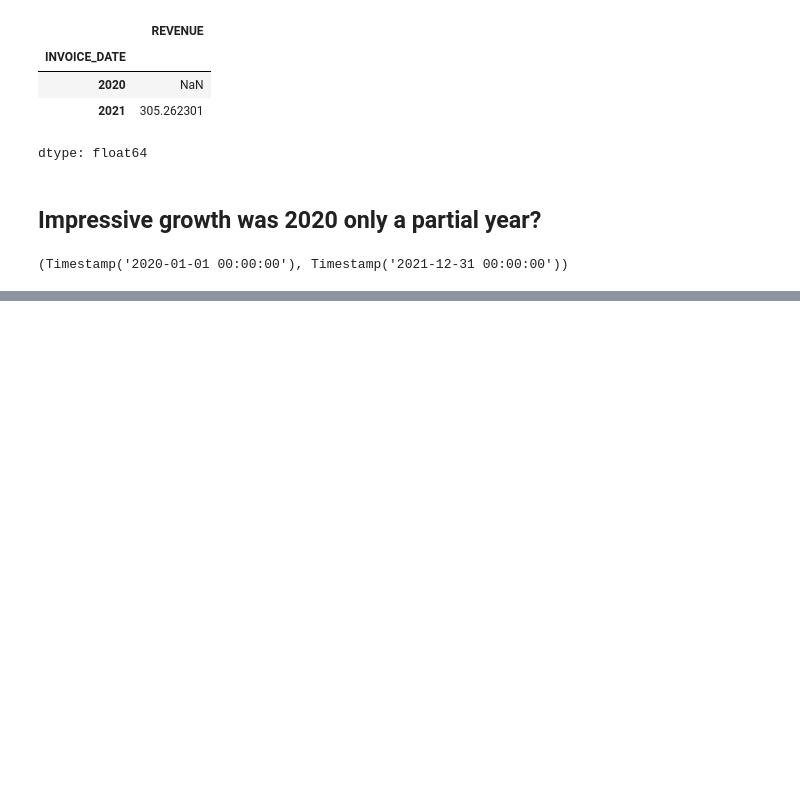
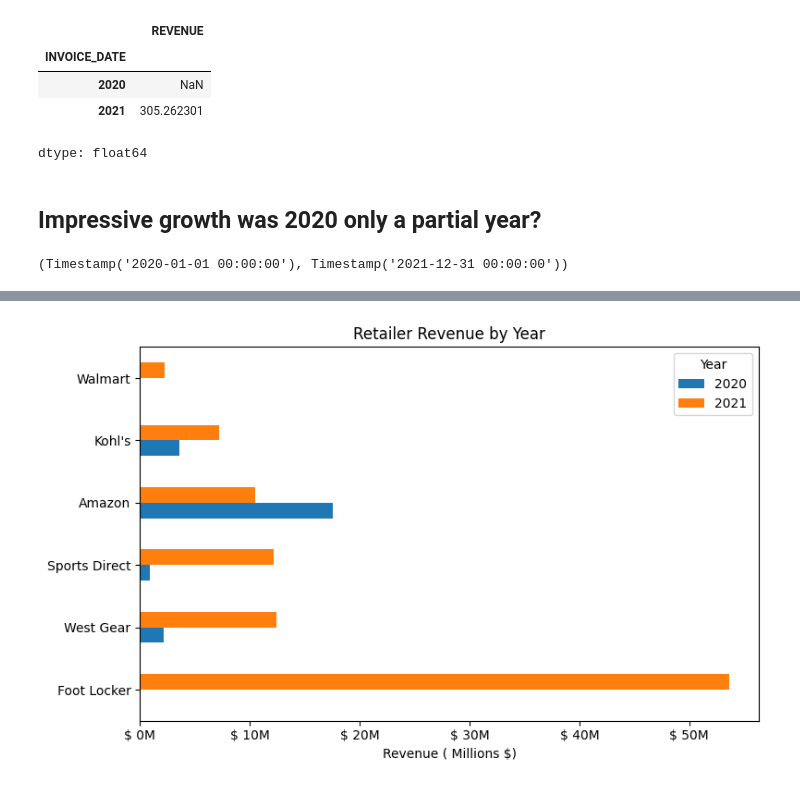
Before and after one commit to Cory-Suhr/rush-sales-analysis-final-project, a Jupyter notebook: rush_sales_analysis.ipynb, the cells around one changed output, grey strips where cells are left out. Saved outputs shown, nothing was run; the diff lists cells and outputs as text; code cells hidden in the pictures; blank space fills up the shorter version.

```diff
--- a/rush_sales_analysis.ipynb
+++ b/rush_sales_analysis.ipynb
@@ -837,0 +906,16 @@ retailer_product_pct
+# %%
+# Chart 4 Retailer Revenue (2020 vs 2021)
+retailer_yoy = retailer_yoy.sort_values(by=2021, ascending=False)
+retailer_yoy.plot(
+    kind='barh',
+    figsize=(8,5)
+)
+
+plt.title('Retailer Revenue by Year')
+plt.xlabel('Revenue ( Millions $)')
+plt.ylabel('')
+plt.gca().xaxis.set_major_formatter(FuncFormatter(lambda x, pos: f'${x/1_000_000: .0f}M'))
+plt.legend(title= 'Year')
+plt.tight_layout()
+# %% [output]
+[figure, added]
```
Also changed, not shown: parts of 8 cells of this notebook.
